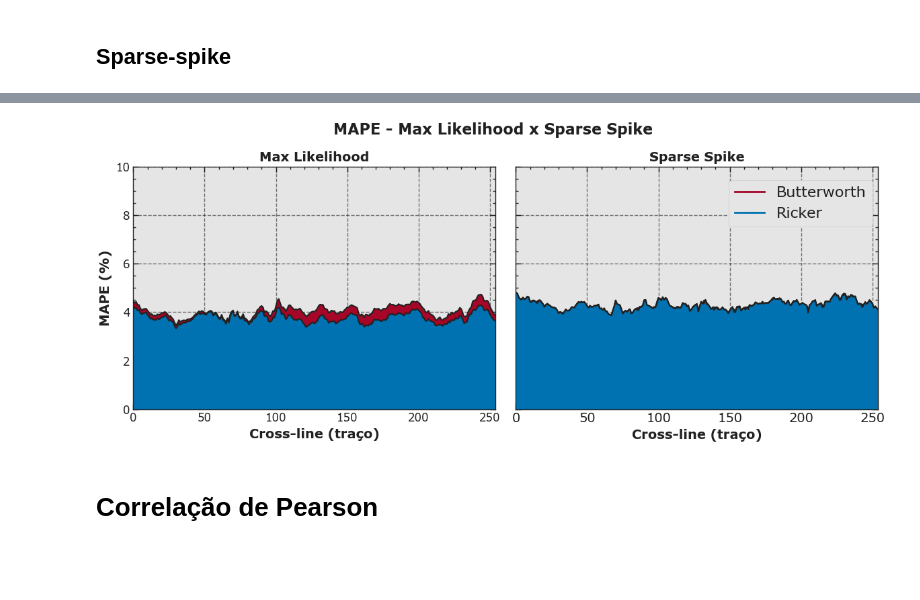
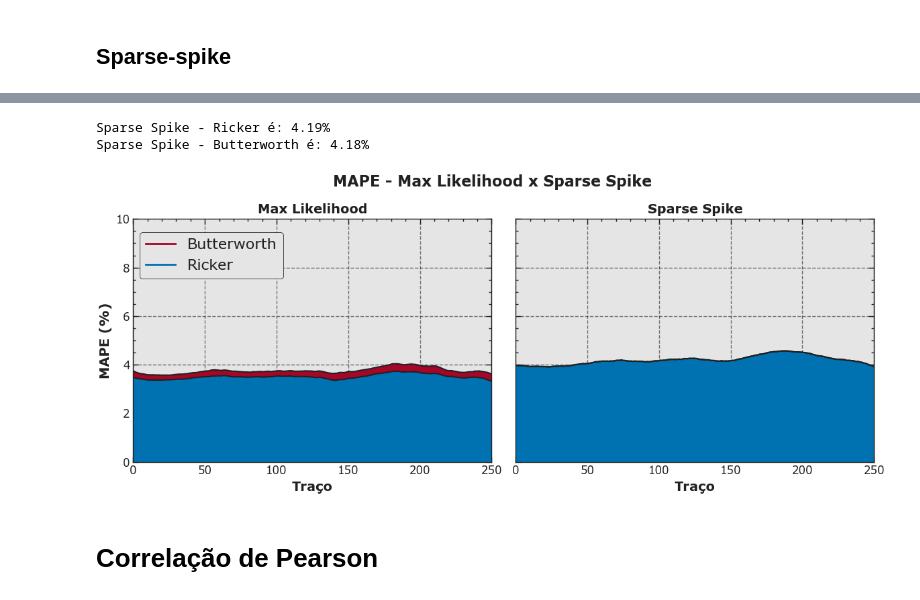
Before and after one commit to albano-a/tcc_methodology, a Jupyter notebook: stats.ipynb, the cells around one changed output, grey strips where cells are left out. Drawn from its saved outputs; the diff is of its cells as text; code cells hidden in the pictures; blank space fills up the shorter version.

```diff
--- a/stats.ipynb
+++ b/stats.ipynb
@@ -204,45 +165,65 @@ A média do MAPE no traço 128 na inversão Sparse-Spike - Butterworth é: 4.32%
+# %%
+# imp_30hz, ricker_sparse_spike, butter_sparse_spike
+
+ss_mape_ricker = np.zeros(nx)
+ss_mape_butter = np.zeros(nx)
+
+
+for i in range(0, nx):
+    ss_mape_ricker[i] = np.mean(np.abs((imp_30hz[i] - ricker_sparse_spike[i]) / imp_30hz[i]))
+    ss_mape_butter[i] = np.mean(np.abs((imp_30hz[i] - butter_sparse_spike[i]) / imp_30hz[i]))
+
+# Calculate the mean and convert to percentags
+ss_mape_ricker = ss_mape_ricker * 100
+ss_mape_butter = ss_mape_butter * 100
+
+print(f"Sparse Spike - Ricker é: {np.mean(ss_mape_ricker):.2f}%")
+print(f"Sparse Spike - Butterworth é: {np.mean(ss_mape_butter):.2f}%")
+# %% [output]
+Sparse Spike - Ricker é: 4.19%
+Sparse Spike - Butterworth é: 4.18%
 # %%
 fig, (ml, ss) = plt.subplots(1, 2, sharey=True, sharex=True, figsize=(12, 5))
 
 fig.suptitle("MAPE - Max Likelihood x Sparse Spike", fontsize=FONT_SIZE, fontweight="bold", color=TEXT_COLOR)
 
-ml.plot(ml_MAPE_butter_2D, "-", label="Butterworth", ms=2, linewidth=1.5, color=TEXT_COLOR, markeredgecolor="black", markeredgewidth=0.5)
-ml.fill_between(range(len(ml_MAPE_butter_2D)), ml_MAPE_butter_2D, color=SECONDARY)
-ml.plot(ml_MAPE_ricker_2D, "-", label="Ricker", ms=2, linewidth=1.5, color=TEXT_COLOR, markeredgecolor="black", markeredgewidth=0.5)
-ml.fill_between(range(len(ml_MAPE_ricker_2D)), ml_MAPE_ricker_2D, color=PRIMARY)
+ml.plot(ml_mape_butter, "-", label="Butterworth", ms=2, linewidth=1.5, color=TEXT_COLOR, markeredgecolor="black", markeredgewidth=0.5)
+ml.fill_between(range(len(ml_mape_butter)), ml_mape_butter, color=SECONDARY)
+ml.plot(ml_mape_ricker, "-", label="Ricker", ms=2, linewidth=1.5, color=TEXT_COLOR, markeredgecolor="black", markeredgewidth=0.5)
+ml.fill_between(range(len(ml_mape_ricker)), ml_mape_ricker, color=PRIMARY)
 ml.set_title("Max Likelihood", fontsize=FONT_SIZE - 2, fontweight="bold", color=TEXT_COLOR)
-ml.set_xlabel("Cross-line (traço)", fontsize=FONT_SIZE - 2, color=TEXT_COLOR, fontweight="bold")
+ml.set_xlabel("Traço", fontsize=FONT_SIZE - 2, color=TEXT_COLOR, fontweight="bold")
 ml.set_ylabel("MAPE (%)", fontsize=FONT_SIZE - 2, color=TEXT_COLOR, fontweight="bold")
-ml.tick_params(axis="both", labelsize=LABEL_SIZE)
+ml.tick_params(axis="both", labelsize=PARAM_SIZE - 2)
+ml.set_xlim(0, 250)  # Define os limites do eixo x
 
-ss.plot(ss_MAPE_butter_2D, "-", label="Butterworth", ms=2, linewidth=1.5, color=TEXT_COLOR, markeredgecolor="black", markeredgewidth=0.5)
-ss.fill_between(range(len(ss_MAPE_butter_2D)), ss_MAPE_butter_2D, color=SECONDARY)
-ss.plot(ss_MAPE_ricker_2D, "-", label="Ricker", ms=2, linewidth=1.5, color=TEXT_COLOR, markeredgecolor="black", markeredgewidth=0.5)
-ss.fill_between(range(len(ss_MAPE_ricker_2D)), ss_MAPE_ricker_2D, color=PRIMARY)
+ss.plot(ss_mape_butter, "-", label="Butterworth", ms=2, linewidth=1.5, color=TEXT_COLOR, markeredgecolor="black", markeredgewidth=0.5)
+ss.fill_between(range(len(ss_mape_butter)), ss_mape_butter, color=SECONDARY)
+ss.plot(ss_mape_ricker, "-", label="Ricker", ms=2, linewidth=1.5, color=TEXT_COLOR, markeredgecolor="black", markeredgewidth=0.5)
+ss.fill_between(range(len(ss_mape_ricker)), ss_mape_ricker, color=PRIMARY)
 ss.set_title("Sparse Spike", fontsize=FONT_SIZE - 2, fontweight="bold", color=TEXT_COLOR)
-ss.set_xlabel("Cross-line (traço)", fontsize=FONT_SIZE - 2, color=TEXT_COLOR, fontweight="bold")
-ss.tick_params(axis="both", labelsize=PARAM_SIZE)
-
+ss.set_xlabel("Traço", fontsize=FONT_SIZE - 2, color=TEXT_COLOR, fontweight="bold")
+ss.tick_params(axis="both", labelsize=PARAM_SIZE - 2)
+ss.set_xlim(0, 250)  # Define os limites do eixo x
 
 line_ricker = mlines.Line2D(
     [], [], color=SECONDARY, marker="_", markersize=15, label="Ricker"
 )
 line_butter = mlines.Line2D(
     [], [], color=PRIMARY, marker="_", markersize=15, label="Butterworth"
 )
 
-plt.xlim(0, 254)
+
 plt.ylim(0, 10)
 
 _, labels = ml.get_legend_handles_labels()
-fig.legend([line_ricker, line_butter], labels, loc='upper right', bbox_to_anchor=(0.98, 0.83))
-
+fig.legend([line_ricker, line_butter], labels, loc='upper right', bbox_to_anchor=(0.25, 0.83), frameon=True, edgecolor='black', framealpha=1, fancybox=True)
 
 plt.tight_layout()
 plt.savefig("Figures/stats/MAPE_ml_ss", dpi=500, bbox_inches="tight")
 plt.show()
 # %% [output]
-[figure, old version]
+[figure, new version]
 # %% [markdown]
 # Correlação de Pearson
 # %% [markdown]
```
Also changed, not shown: parts of 16 cells of this notebook, 9 other files.
